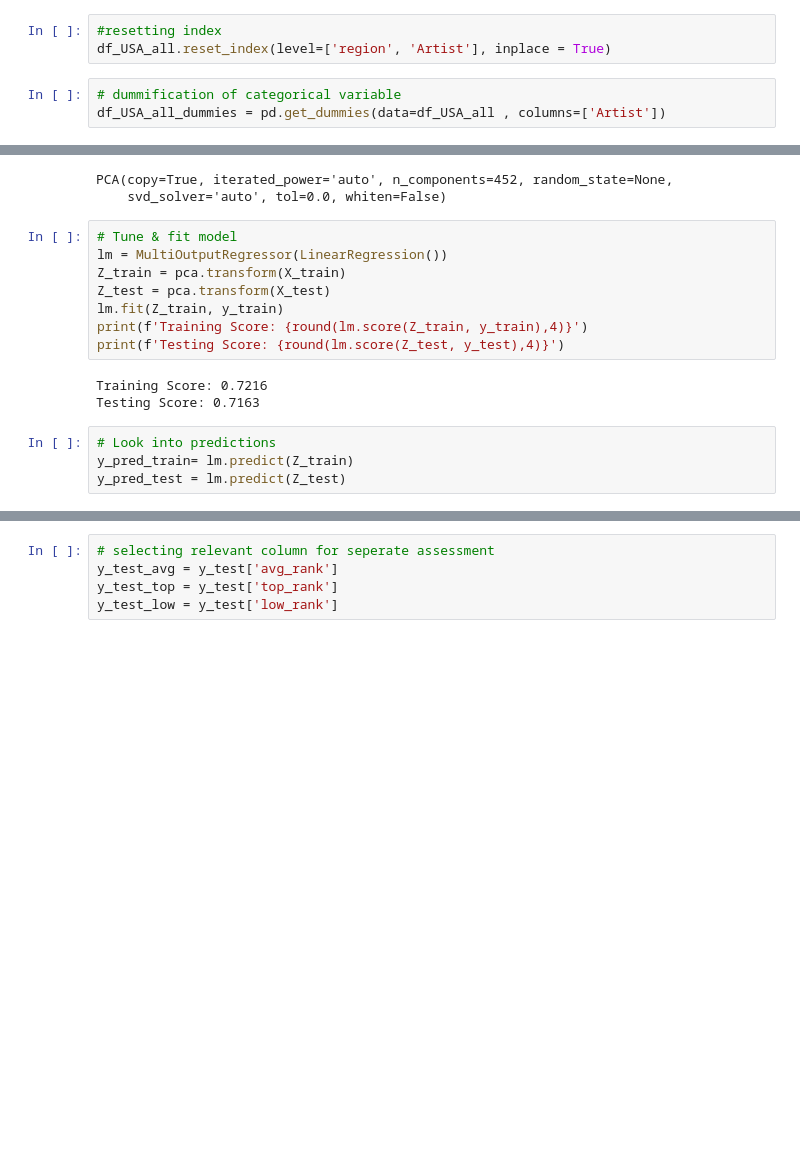
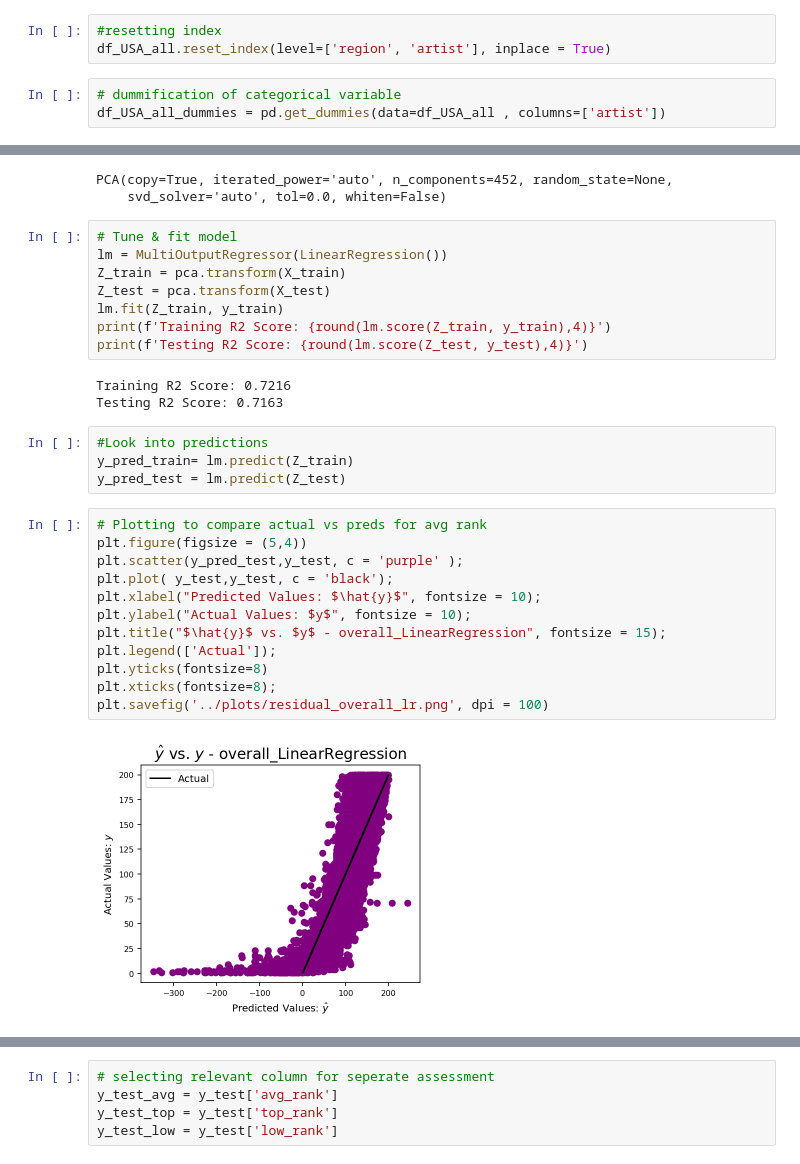
Before and after one commit to moriesamcbs/Spotify-s-Worldwide-Daily-Song-Ranking, a Jupyter notebook: code/Model_RankPrediction.ipynb, the cells around one changed output, grey strips where cells are left out. Saved outputs shown, nothing was run; the diff lists cells and outputs as text; blank space fills up the shorter version.

```diff
--- a/code/Model_RankPrediction.ipynb
+++ b/code/Model_RankPrediction.ipynb
@@ -194,10 +201,10 @@ df_USA_all.head(2)
 |  |  | 5 Seconds of Summer | 67.000 | 67 | 67 | 355206.00 | 355206.0 | 355206.0 |
 # %%
 #resetting index
-df_USA_all.reset_index(level=['region', 'Artist'], inplace = True)
+df_USA_all.reset_index(level=['region', 'artist'], inplace = True)
 # %%
 # dummification of categorical variable
-df_USA_all_dummies = pd.get_dummies(data=df_USA_all , columns=['Artist'])
+df_USA_all_dummies = pd.get_dummies(data=df_USA_all , columns=['artist'])
 # %%
 X_new = df_USA_all_dummies.drop(columns = ['region',
                                            'avg_rank', 'top_rank', 'low_rank',
@@ -248,12 +257,26 @@ lm = MultiOutputRegressor(LinearRegression())
 Z_train = pca.transform(X_train)
 Z_test = pca.transform(X_test)
 lm.fit(Z_train, y_train)
-print(f'Training Score: {round(lm.score(Z_train, y_train),4)}')
-print(f'Testing Score: {round(lm.score(Z_test, y_test),4)}')
+print(f'Training R2 Score: {round(lm.score(Z_train, y_train),4)}')
+print(f'Testing R2 Score: {round(lm.score(Z_test, y_test),4)}')
 # %% [output]
-Training Score: 0.7216
-Testing Score: 0.7163
+Training R2 Score: 0.7216
+Testing R2 Score: 0.7163
 # %%
-# Look into predictions
+#Look into predictions
 y_pred_train= lm.predict(Z_train)
 y_pred_test = lm.predict(Z_test)
+# %%
+# Plotting to compare actual vs preds for avg rank
+plt.figure(figsize = (5,4))
+plt.scatter(y_pred_test,y_test, c = 'purple' );
+plt.plot( y_test,y_test, c = 'black');
+plt.xlabel("Predicted Values: $\hat{y}$", fontsize = 10);
+plt.ylabel("Actual Values: $y$", fontsize = 10);
+plt.title("$\hat{y}$ vs. $y$ - overall_LinearRegression", fontsize = 15);
+plt.legend(['Actual']);
+plt.yticks(fontsize=8)
+plt.xticks(fontsize=8);
+plt.savefig('../plots/residual_overall_lr.png', dpi = 100)
+# %% [output]
+[figure, added]
```
Also changed, not shown: parts of 42 cells of this notebook, 17 other files.
